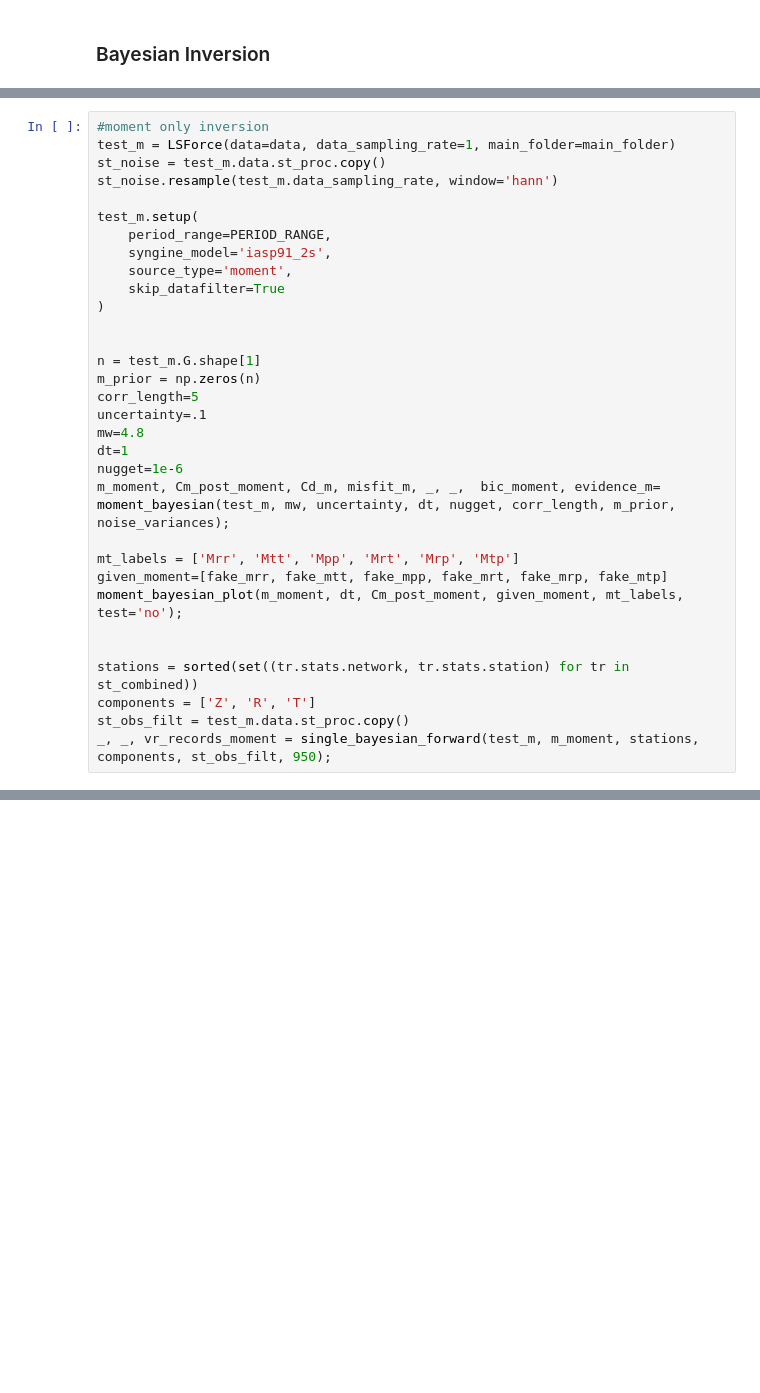
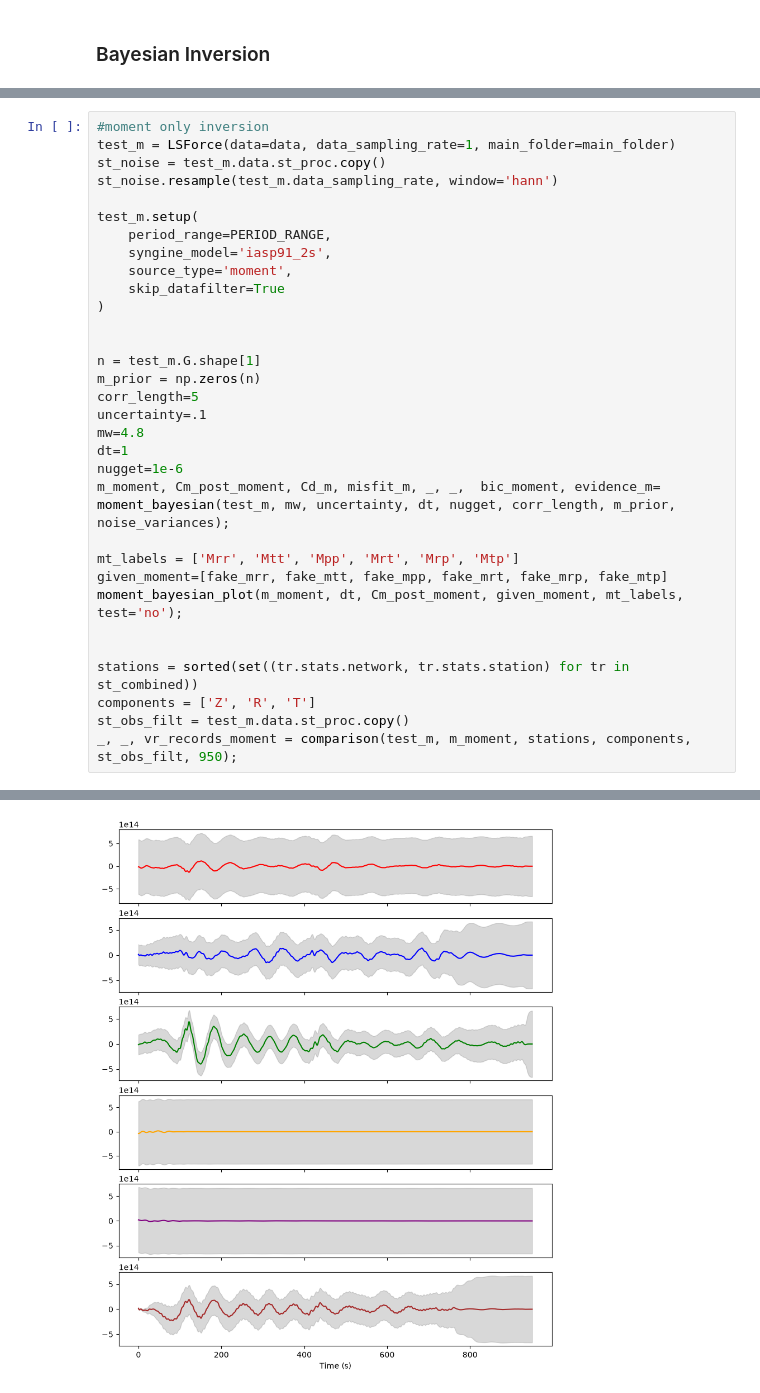
Before and after one commit to nia-marwaha/force_moment_inversion, a Jupyter notebook: real_data_example.ipynb, the cells around one changed output, grey strips where cells are left out. Cells and saved outputs as stored; diff of their text form; blank space fills up the shorter version.

```diff
--- a/real_data_example.ipynb
+++ b/real_data_example.ipynb
@@ -232,6 +230,6 @@ moment_bayesian_plot(m_moment, dt, Cm_post_moment, given_moment, mt_labels, test
 stations = sorted(set((tr.stats.network, tr.stats.station) for tr in st_combined))
 components = ['Z', 'R', 'T']
 st_obs_filt = test_m.data.st_proc.copy()
-_, _, vr_records_moment = single_bayesian_forward(test_m, m_moment, stations, components, st_obs_filt, 950);
+_, _, vr_records_moment = comparison(test_m, m_moment, stations, components, st_obs_filt, 950);
 # %% [output]
 Getting Green's functions...
@@ -244,0 +240 @@ Log Evidence: 63007.75499137881
+[figure, added]
```
Also changed, not shown: parts of 6 cells of this notebook, 1 other file.
